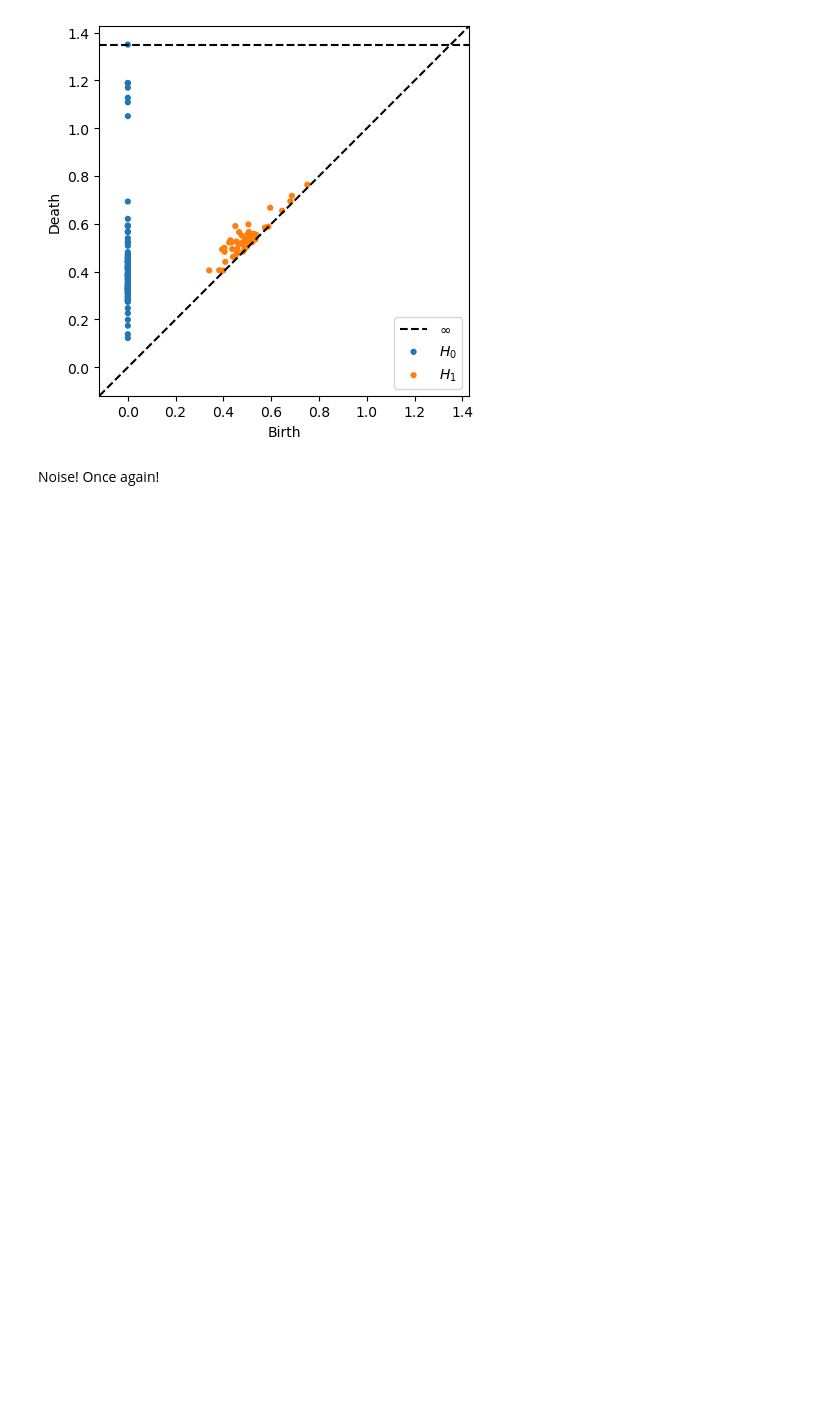
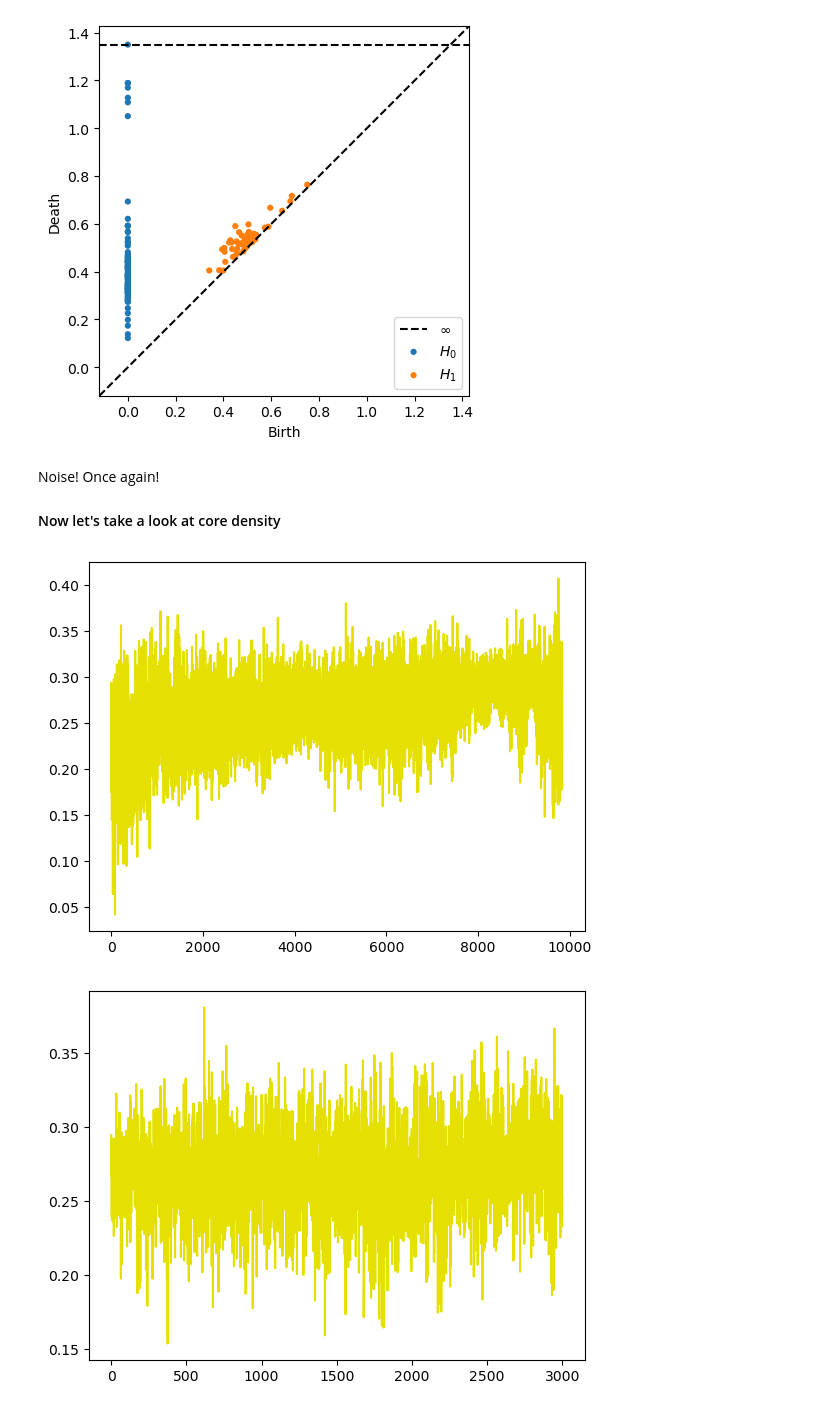
Before and after one commit to m-a-r-i-o/corecollap, a Jupyter notebook: Core collapse.ipynb, the cells around one changed output. Saved outputs shown, nothing was run; the diff lists cells and outputs as text; code cells hidden in the pictures; blank space fills up the shorter version.

```diff
--- a/Core collapse.ipynb
+++ b/Core collapse.ipynb
@@ -252,5 +252,17 @@ diagrams_sigma_nbd = ripser(Nlags_sigma_nbd)['dgms']
 plot_diagrams(diagrams_sigma_nbd, show=True)
 # %% [output]
 [figure]
-# %% [markdown]
-Noise! Once again!
+# %% [markdown]
+Noise! Once again!
+
+#### Now let's take a look at core density
+# %%
+plt.plot(cc_nbd['t'], cc_nbd['rho_c'], color = "#E5E001")
+plt.show()
+
+rho_c_around_cc_nbd = cc_nbd['rho_c'][np.abs(cc_nbd['t'] - 6000) < 1500] #we care about post-collapse evolution
+plt.plot(np.arange(len(rho_c_around_cc_nbd)), rho_c_around_cc_nbd, color = "#E5E001")
+plt.show()
+# %% [output]
+[figure, added]
+[figure, added]
```
Also changed, not shown: parts of 10 cells of this notebook.
